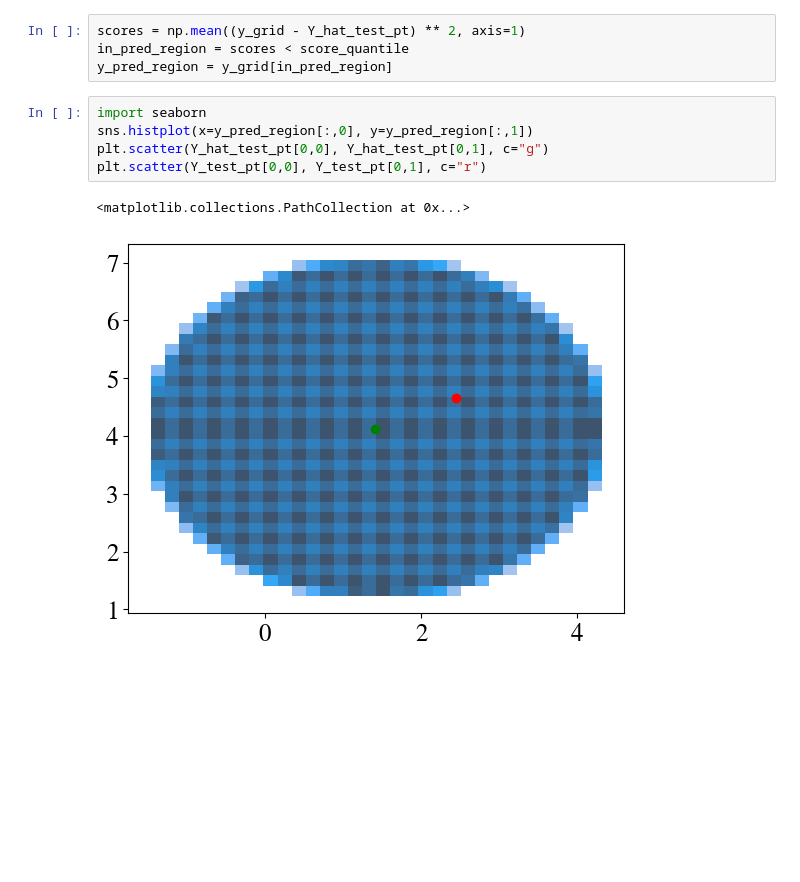
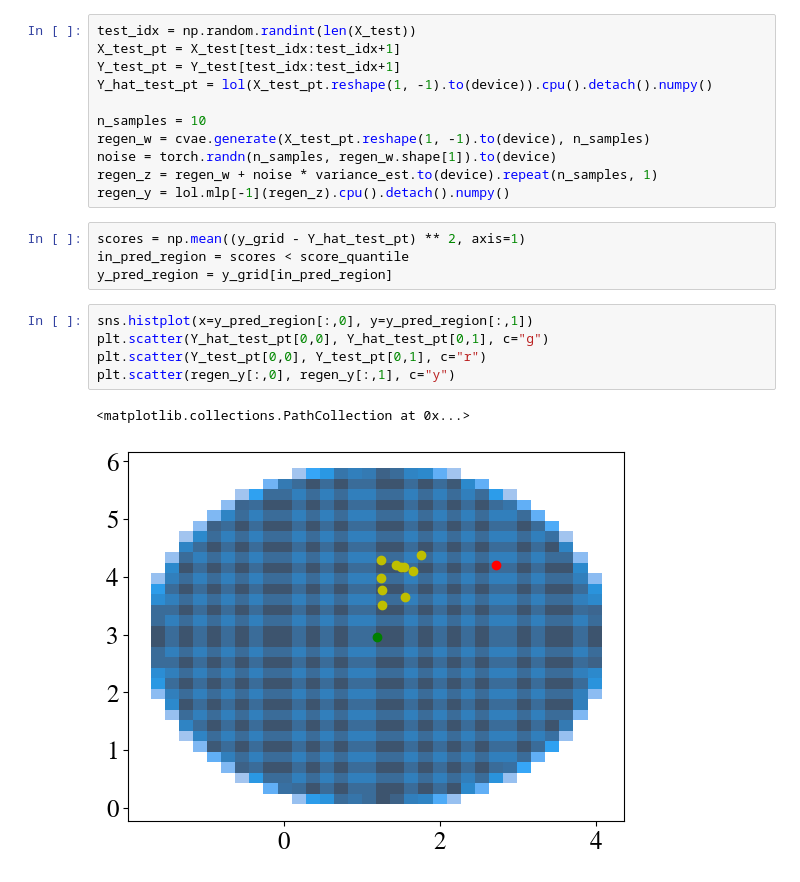
Before and after one commit to yashpatel5400/csi, a Jupyter notebook: ppcsi/CaliHousing_Yash.ipynb, the cells around one changed output. Drawn from its saved outputs; the diff is of its cells as text; blank space fills up the shorter version.

Commit message:
Plot generated pts

```diff
--- a/ppcsi/CaliHousing_Yash.ipynb
+++ b/ppcsi/CaliHousing_Yash.ipynb
@@ -190,15 +185,26 @@ plt.rc('xtick', labelsize=BIGGER_SIZE)    # fontsize of the tick labels
 plt.rc('ytick', labelsize=BIGGER_SIZE)    # fontsize of the tick labels
 plt.rc('legend', fontsize=BIGGER_SIZE)    # legend fontsize
 plt.rc('figure', titlesize=BIGGER_SIZE)  # fontsize of the figure title
+# %%
+test_idx = np.random.randint(len(X_test))
+X_test_pt = X_test[test_idx:test_idx+1]
+Y_test_pt = Y_test[test_idx:test_idx+1]
+Y_hat_test_pt = lol(X_test_pt.reshape(1, -1).to(device)).cpu().detach().numpy()
+
+n_samples = 10
+regen_w = cvae.generate(X_test_pt.reshape(1, -1).to(device), n_samples)
+noise = torch.randn(n_samples, regen_w.shape[1]).to(device)
+regen_z = regen_w + noise * variance_est.to(device).repeat(n_samples, 1)
+regen_y = lol.mlp[-1](regen_z).cpu().detach().numpy()
 # %%
 scores = np.mean((y_grid - Y_hat_test_pt) ** 2, axis=1)
 in_pred_region = scores < score_quantile
 y_pred_region = y_grid[in_pred_region]
 # %%
-import seaborn
 sns.histplot(x=y_pred_region[:,0], y=y_pred_region[:,1])
 plt.scatter(Y_hat_test_pt[0,0], Y_hat_test_pt[0,1], c="g")
 plt.scatter(Y_test_pt[0,0], Y_test_pt[0,1], c="r")
+plt.scatter(regen_y[:,0], regen_y[:,1], c="y")
 # %% [output]
 <matplotlib.collections.PathCollection at 0x...>
-[figure, old version]
+[figure, new version]
```
Also changed, not shown: parts of 1 cell of this notebook.
